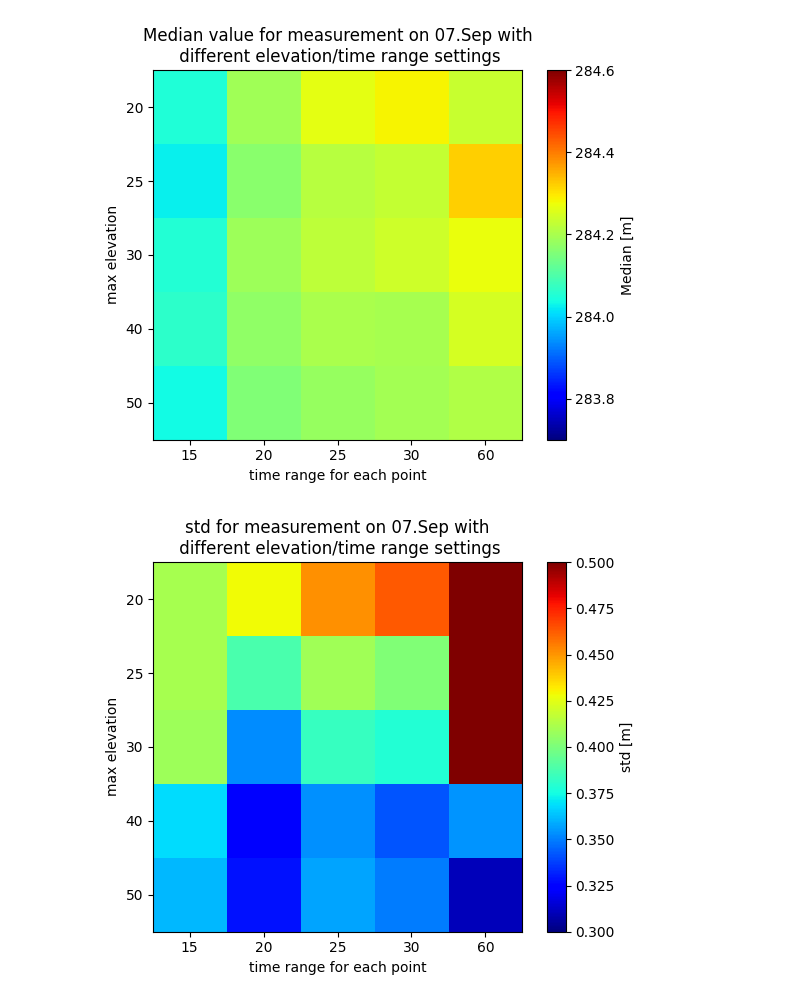
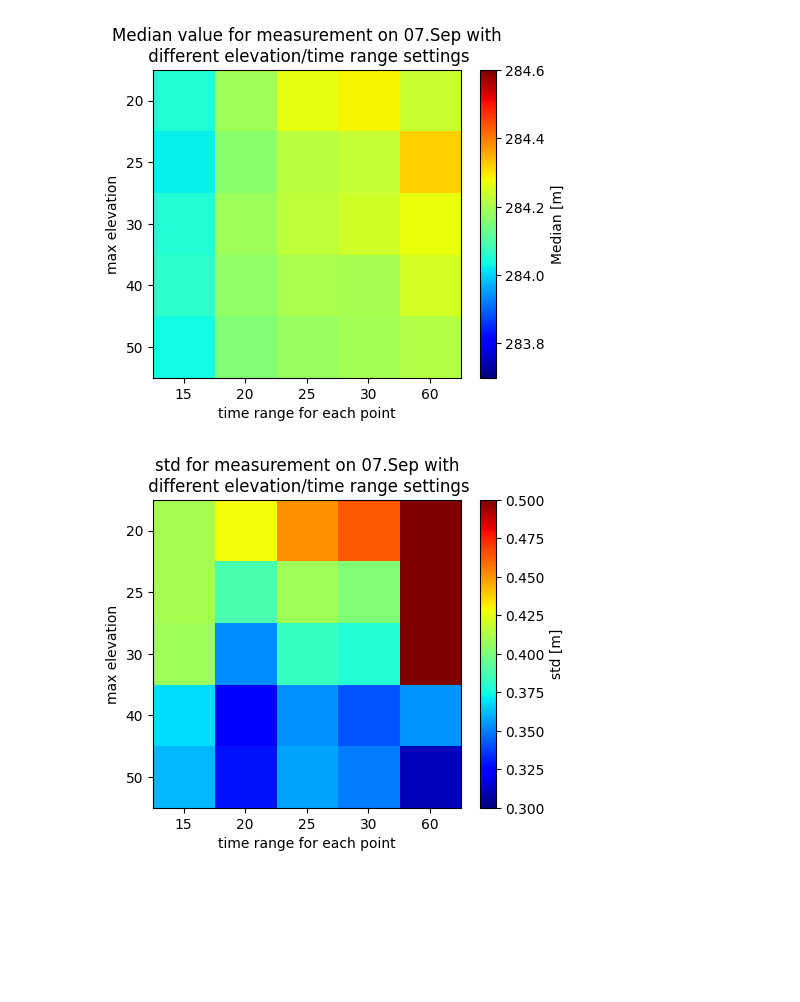
Before and after one commit to ziqing97/gnss_ir_analyze, a Jupyter notebook: src/analyze_accuracy.ipynb, the cells around one changed output. Saved outputs shown, nothing was run; the diff lists cells and outputs as text; code cells hidden in the pictures; blank space fills up the shorter version.

```diff
--- a/src/analyze_accuracy.ipynb
+++ b/src/analyze_accuracy.ipynb
@@ -104,23 +105,25 @@ ax.set_title('Median value for measurement on 07.Sep with\n different elevation/
 
 cbar =fig.colorbar(im)
 cbar.set_label('Median [m]')
+fig.set_size_inches(5,4)
 fig.savefig('picture/median09073.png')
 # %% [output]
-[figure, old version]
+[figure, new version]
 # %%
 fig,ax = plt.subplots()
 im = ax.imshow(std_0907['data'][0],cmap='jet',vmax=0.5,vmin=0.3)
 ax.set_xticklabels(std_0907['x_tick'])
 ax.set_yticklabels(std_0907['y_tick'])
 ax.set_ylabel('max elevation')
 ax.set_xlabel('time range for each point')
 ax.set_title('std for measurement on 07.Sep with\n different elevation/time range settings')
 
 cbar =fig.colorbar(im)
 cbar.set_label('std [m]')
+fig.set_size_inches(5,4)
 fig.savefig('picture/std09072.png')
 # %% [output]
-[figure, old version]
+[figure, new version]
 # %%
 fig,ax = plt.subplots()
 im = ax.imshow(std_0907['data'][1],cmap='jet',vmax=0.5,vmin=0.3)
```
Also changed, not shown: parts of 22 cells of this notebook, 1 other file.
